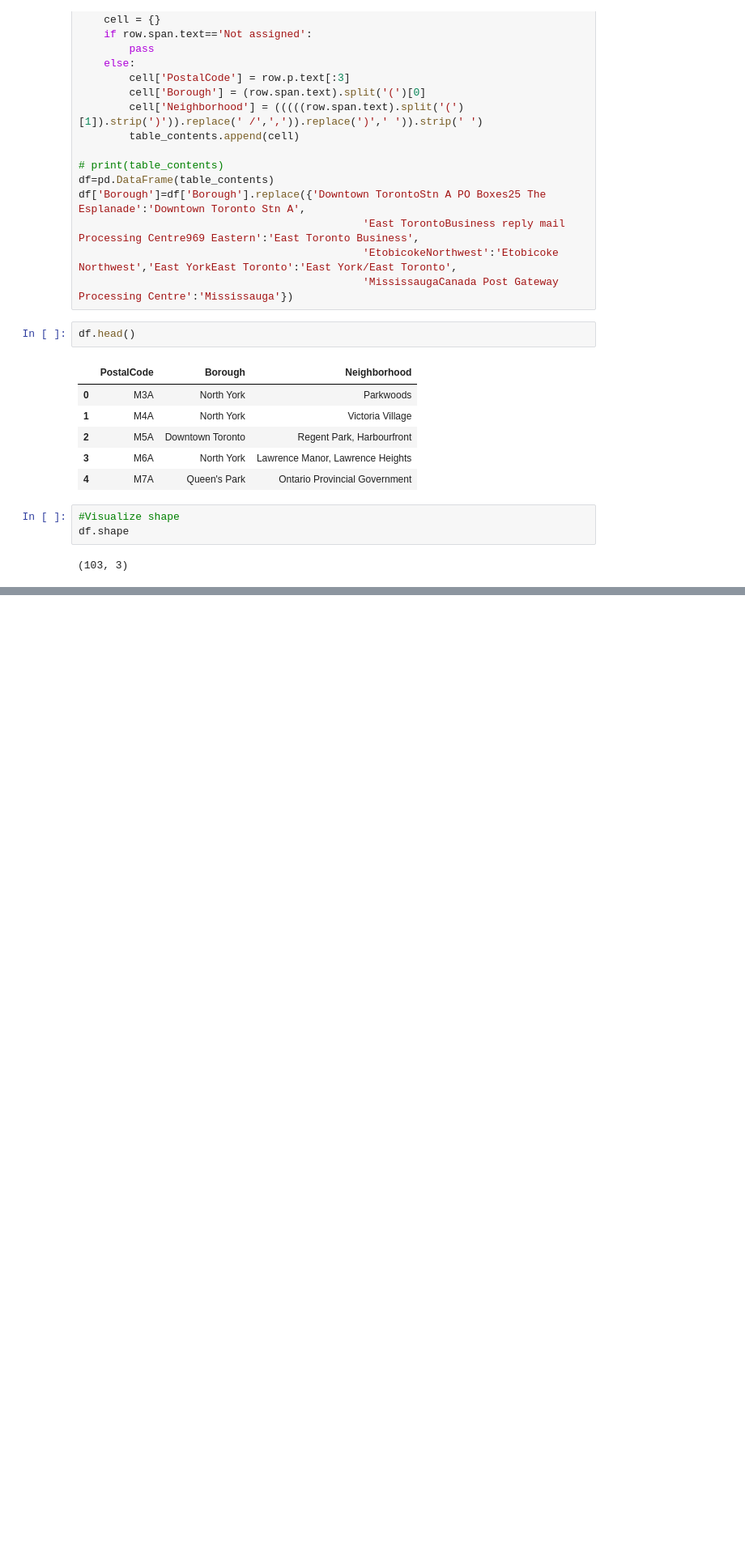
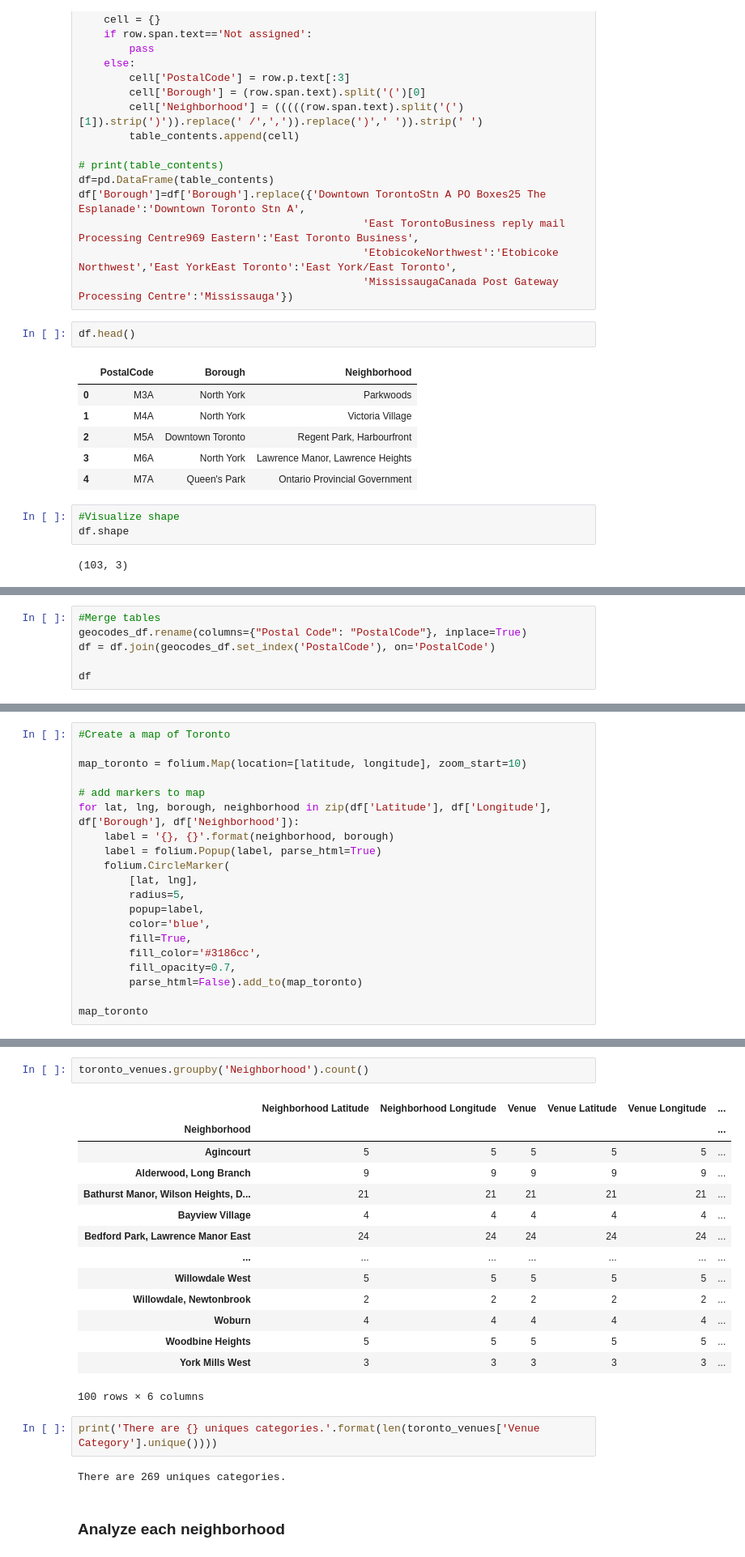
Before and after one commit to j-f-30/Coursera_Capstone, a Jupyter notebook: Applied Data Science Capstone_Week 3.ipynb, the cells around one changed output, grey strips where cells are left out. Shown at 81% size. Saved outputs shown, nothing was run; the diff lists cells and outputs as text; blank space fills up the shorter version.

```diff
--- a/Applied Data Science Capstone_Week 3.ipynb
+++ b/Applied Data Science Capstone_Week 3.ipynb
@@ -51,0 +70,6 @@ df.shape
+# %%
+#Merge tables
+geocodes_df.rename(columns={"Postal Code": "PostalCode"}, inplace=True)
+df = df.join(geocodes_df.set_index('PostalCode'), on='PostalCode')
+
+df
@@ -51,0 +103,20 @@ df.shape
+# %%
+#Create a map of Toronto
+
+map_toronto = folium.Map(location=[latitude, longitude], zoom_start=10)
+
+# add markers to map
+for lat, lng, borough, neighborhood in zip(df['Latitude'], df['Longitude'], df['Borough'], df['Neighborhood']):
+    label = '{}, {}'.format(neighborhood, borough)
+    label = folium.Popup(label, parse_html=True)
+    folium.CircleMarker(
+        [lat, lng],
+        radius=5,
+        popup=label,
+        color='blue',
+        fill=True,
+        fill_color='#3186cc',
+        fill_opacity=0.7,
+        parse_html=False).add_to(map_toronto)
+
+map_toronto
@@ -51,0 +213,23 @@ df.shape
+# %%
+toronto_venues.groupby('Neighborhood').count()
+# %% [output]
+|  | Neighborhood Latitude | Neighborhood Longitude | Venue | Venue Latitude | Venue Longitude | ... |
+| Neighborhood |  |  |  |  |  | ... |
+| Agincourt | 5 | 5 | 5 | 5 | 5 | ... |
+| Alderwood, Long Branch | 9 | 9 | 9 | 9 | 9 | ... |
+| Bathurst Manor, Wilson Heights, D... | 21 | 21 | 21 | 21 | 21 | ... |
+| Bayview Village | 4 | 4 | 4 | 4 | 4 | ... |
+| Bedford Park, Lawrence Manor East | 24 | 24 | 24 | 24 | 24 | ... |
+| ... | ... | ... | ... | ... | ... | ... |
+| Willowdale West | 5 | 5 | 5 | 5 | 5 | ... |
+| Willowdale, Newtonbrook | 2 | 2 | 2 | 2 | 2 | ... |
+| Woburn | 4 | 4 | 4 | 4 | 4 | ... |
+| Woodbine Heights | 5 | 5 | 5 | 5 | 5 | ... |
+| York Mills West | 3 | 3 | 3 | 3 | 3 | ... |
+100 rows × 6 columns
+# %%
+print('There are {} uniques categories.'.format(len(toronto_venues['Venue Category'].unique())))
+# %% [output]
+There are 269 uniques categories.
+# %% [markdown]
+### Analyze each neighborhood
```
Also changed, not shown: parts of 22 cells of this notebook.
